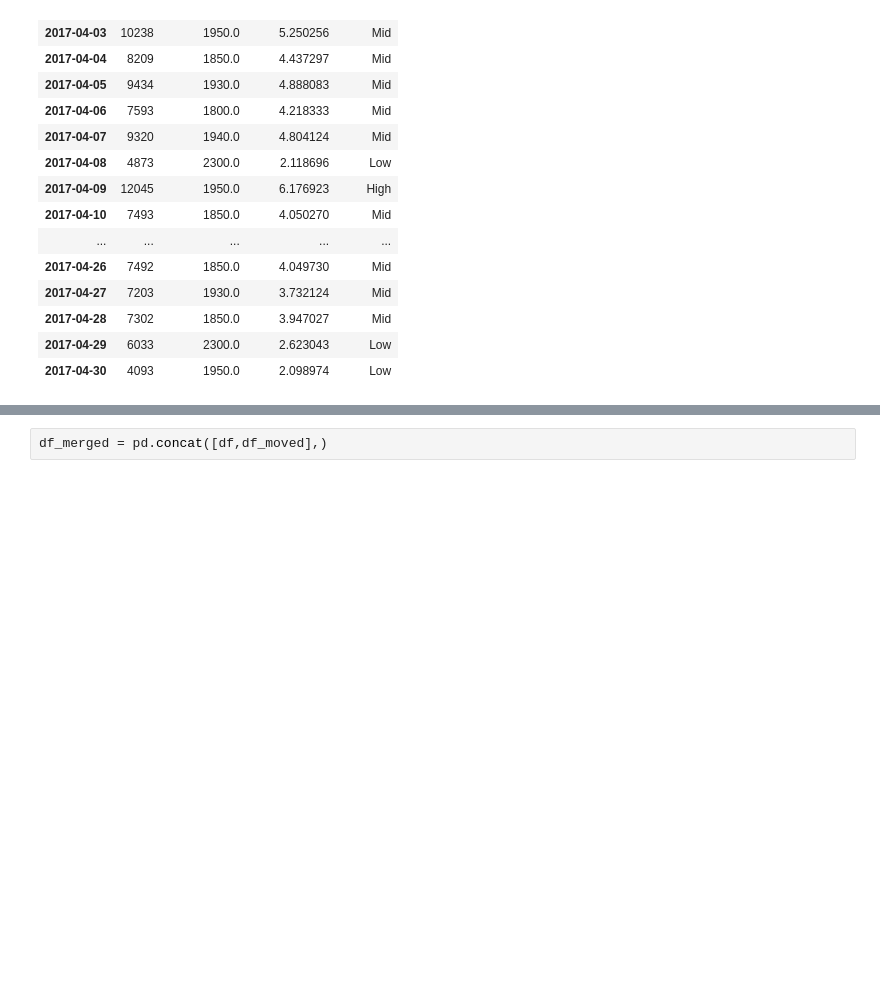
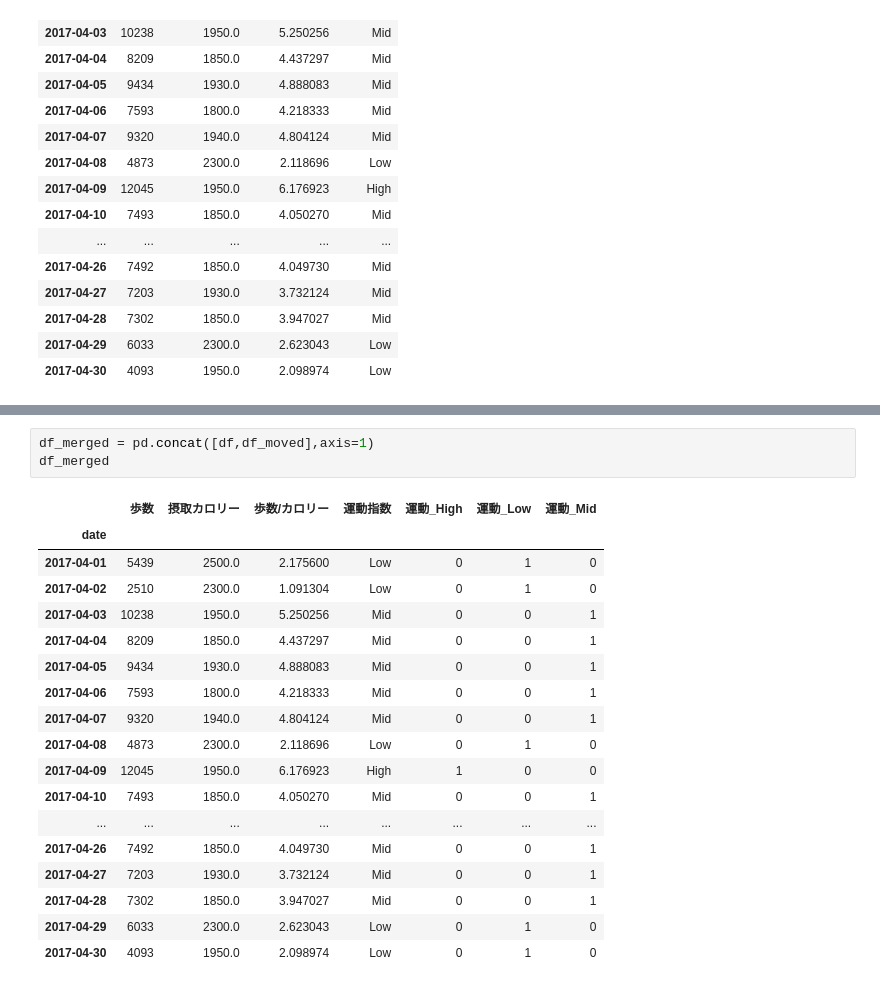
Before and after one commit to soshi-matsuo/python-lib-practice, a Jupyter notebook: pandas_data_operation.ipynb, the cells around one changed output, grey strips where cells are left out. Cells and saved outputs as stored; diff of their text form; blank space fills up the shorter version.

```diff
--- a/pandas_data_operation.ipynb
+++ b/pandas_data_operation.ipynb
@@ -341,2 +361,22 @@ df_moved = pd.read_pickle('df_201704moved.pickle')
 # %%
-df_merged = pd.concat([df,df_moved],)
+df_merged = pd.concat([df,df_moved],axis=1)
+df_merged
+# %% [output]
+|  | 歩数 | 摂取カロリー | 歩数/カロリー | 運動指数 | 運動_High | 運動_Low | 運動_Mid |
+| date |  |  |  |  |  |  |  |
+| 2017-04-01 | 5439 | 2500.0 | 2.175600 | Low | 0 | 1 | 0 |
+| 2017-04-02 | 2510 | 2300.0 | 1.091304 | Low | 0 | 1 | 0 |
+| 2017-04-03 | 10238 | 1950.0 | 5.250256 | Mid | 0 | 0 | 1 |
+| 2017-04-04 | 8209 | 1850.0 | 4.437297 | Mid | 0 | 0 | 1 |
+| 2017-04-05 | 9434 | 1930.0 | 4.888083 | Mid | 0 | 0 | 1 |
+| 2017-04-06 | 7593 | 1800.0 | 4.218333 | Mid | 0 | 0 | 1 |
+| 2017-04-07 | 9320 | 1940.0 | 4.804124 | Mid | 0 | 0 | 1 |
+| 2017-04-08 | 4873 | 2300.0 | 2.118696 | Low | 0 | 1 | 0 |
+| 2017-04-09 | 12045 | 1950.0 | 6.176923 | High | 1 | 0 | 0 |
+| 2017-04-10 | 7493 | 1850.0 | 4.050270 | Mid | 0 | 0 | 1 |
+| ... | ... | ... | ... | ... | ... | ... | ... |
+| 2017-04-26 | 7492 | 1850.0 | 4.049730 | Mid | 0 | 0 | 1 |
+| 2017-04-27 | 7203 | 1930.0 | 3.732124 | Mid | 0 | 0 | 1 |
+| 2017-04-28 | 7302 | 1850.0 | 3.947027 | Mid | 0 | 0 | 1 |
+| 2017-04-29 | 6033 | 2300.0 | 2.623043 | Low | 0 | 1 | 0 |
+| 2017-04-30 | 4093 | 1950.0 | 2.098974 | Low | 0 | 1 | 0 |
```
Also changed, not shown: parts of 12 cells of this notebook, 2 other files.
